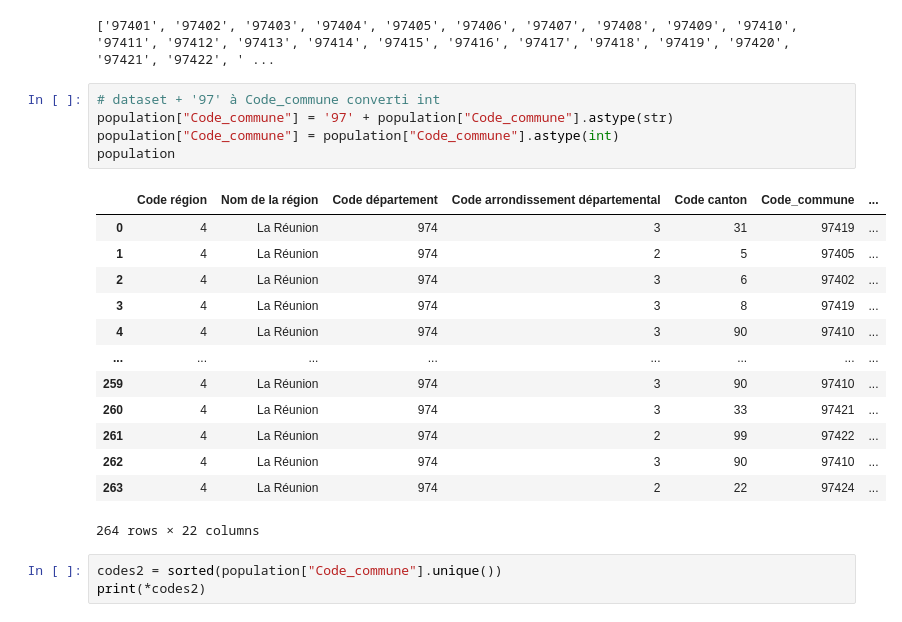
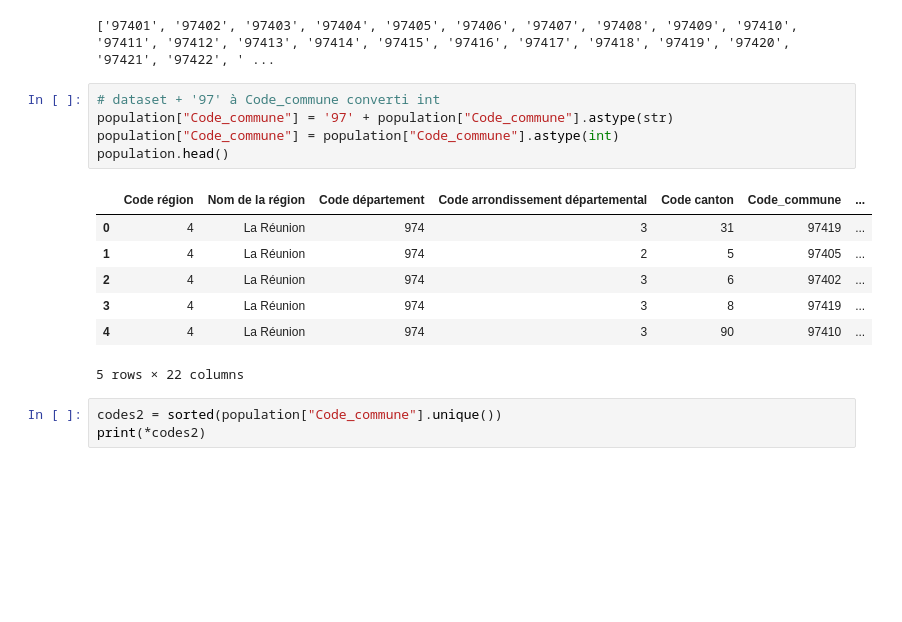
Before and after one commit to gabs974/datavizreunion, a Jupyter notebook: dataviz_evolution_pop_974.ipynb, the cells around one changed output. Cells and saved outputs as stored; diff of their text form; blank space fills up the shorter version.

```diff
--- a/dataviz_evolution_pop_974.ipynb
+++ b/dataviz_evolution_pop_974.ipynb
@@ -77,22 +79,16 @@ print(codes)
 # %%
 # dataset + '97' à Code_commune converti int
 population["Code_commune"] = '97' + population["Code_commune"].astype(str)
 population["Code_commune"] = population["Code_commune"].astype(int)
-population
+population.head()
 # %% [output]
 |  | Code région | Nom de la région | Code département | Code arrondissement départemental | Code canton | Code_commune | ... |
 | 0 | 4 | La Réunion | 974 | 3 | 31 | 97419 | ... |
 | 1 | 4 | La Réunion | 974 | 2 | 5 | 97405 | ... |
 | 2 | 4 | La Réunion | 974 | 3 | 6 | 97402 | ... |
 | 3 | 4 | La Réunion | 974 | 3 | 8 | 97419 | ... |
 | 4 | 4 | La Réunion | 974 | 3 | 90 | 97410 | ... |
-| ... | ... | ... | ... | ... | ... | ... | ... |
-| 259 | 4 | La Réunion | 974 | 3 | 90 | 97410 | ... |
-| 260 | 4 | La Réunion | 974 | 3 | 33 | 97421 | ... |
-| 261 | 4 | La Réunion | 974 | 2 | 99 | 97422 | ... |
-| 262 | 4 | La Réunion | 974 | 3 | 90 | 97410 | ... |
-| 263 | 4 | La Réunion | 974 | 2 | 22 | 97424 | ... |
-264 rows × 22 columns
+5 rows × 22 columns
 # %%
 codes2 = sorted(population["Code_commune"].unique())
 print(*codes2)
```
Also changed, not shown: parts of 12 cells of this notebook, 3 other files.
